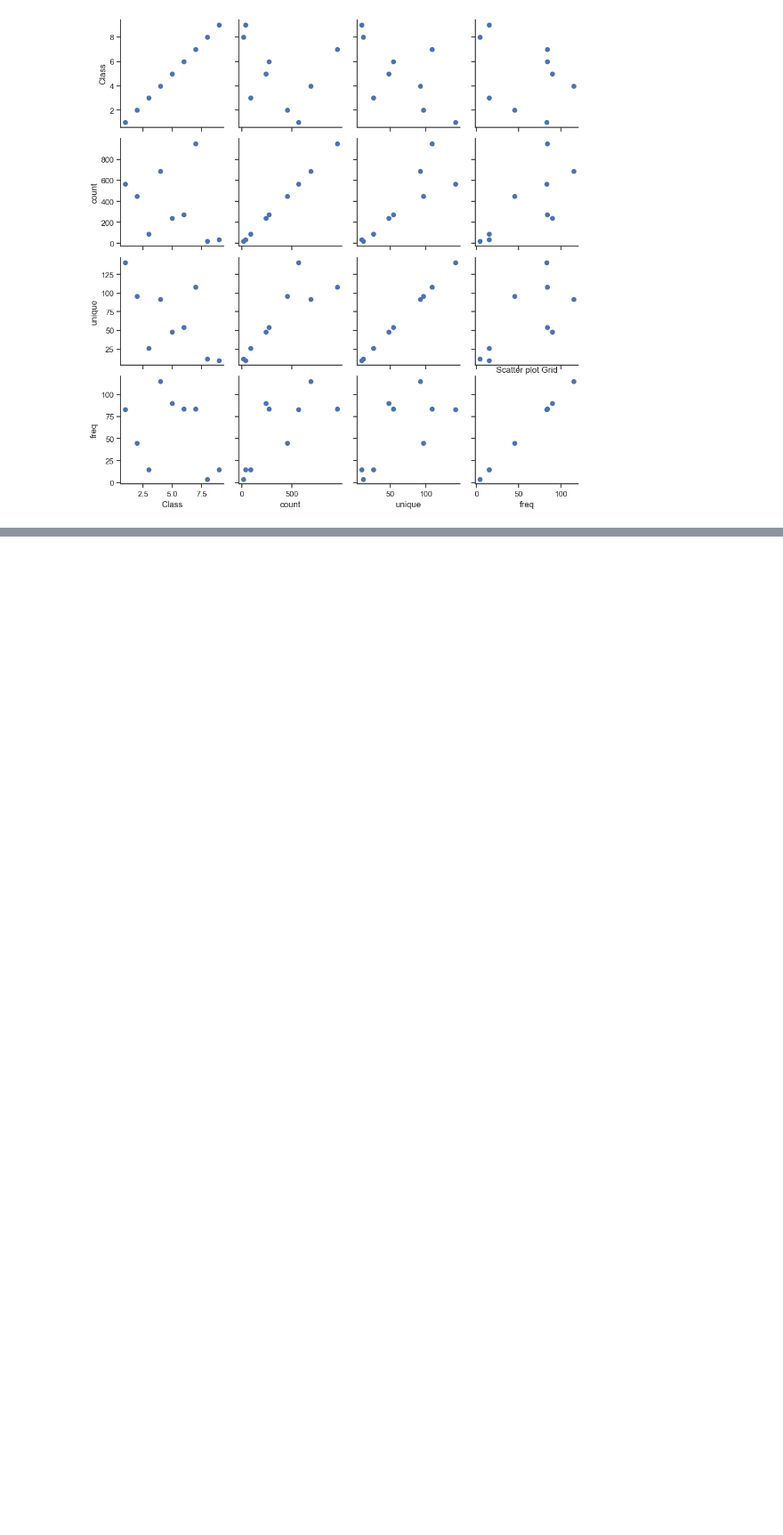
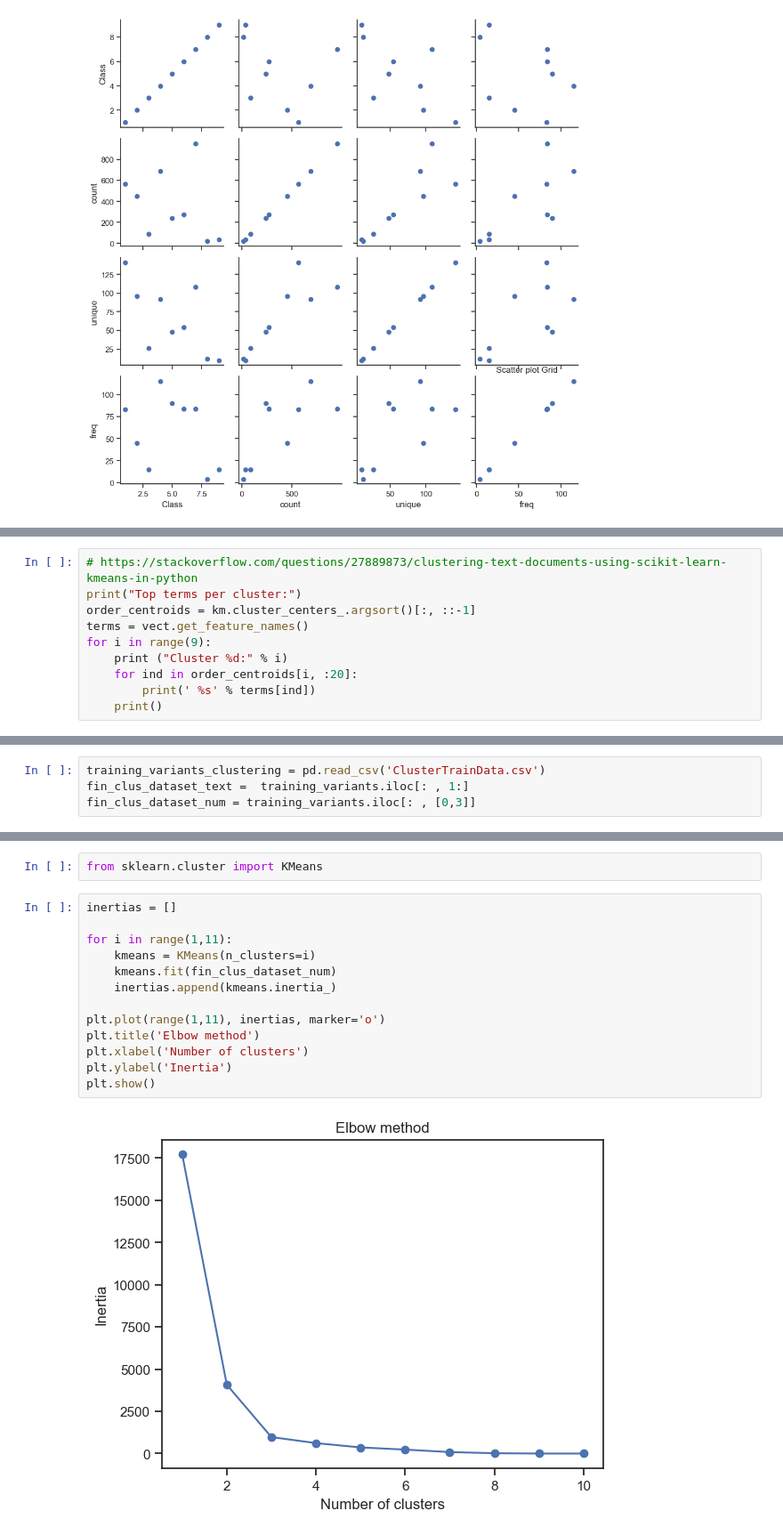
Before and after one commit to manasakolavennu/MLProject, a Jupyter notebook: ML Project.ipynb, the cells around one changed output, grey strips where cells are left out. Shown at 89% size. Cells and saved outputs as stored; diff of their text form; blank space fills up the shorter version.

```diff
--- a/ML Project.ipynb
+++ b/ML Project.ipynb
@@ -504,0 +661,10 @@ Text(0.5, 1.0, 'Scatter plot Grid')
+# %%
+# https://stackoverflow.com/questions/27889873/clustering-text-documents-using-scikit-learn-kmeans-in-python
+print("Top terms per cluster:")
+order_centroids = km.cluster_centers_.argsort()[:, ::-1]
+terms = vect.get_feature_names()
+for i in range(9):
+    print ("Cluster %d:" % i)
+    for ind in order_centroids[i, :20]:
+        print(' %s' % terms[ind])
+    print()
@@ -504,0 +833,4 @@ Text(0.5, 1.0, 'Scatter plot Grid')
+# %%
+training_variants_clustering = pd.read_csv('ClusterTrainData.csv')
+fin_clus_dataset_text =  training_variants.iloc[: , 1:]
+fin_clus_dataset_num = training_variants.iloc[: , [0,3]]
@@ -504,0 +864,17 @@ Text(0.5, 1.0, 'Scatter plot Grid')
+# %%
+from sklearn.cluster import KMeans
+# %%
+inertias = []
+
+for i in range(1,11):
+    kmeans = KMeans(n_clusters=i)
+    kmeans.fit(fin_clus_dataset_num)
+    inertias.append(kmeans.inertia_)
+
+plt.plot(range(1,11), inertias, marker='o')
+plt.title('Elbow method')
+plt.xlabel('Number of clusters')
+plt.ylabel('Inertia')
+plt.show()
+# %% [output]
+[figure, added]
```
Also changed, not shown: parts of 54 cells of this notebook, 4 other files.
